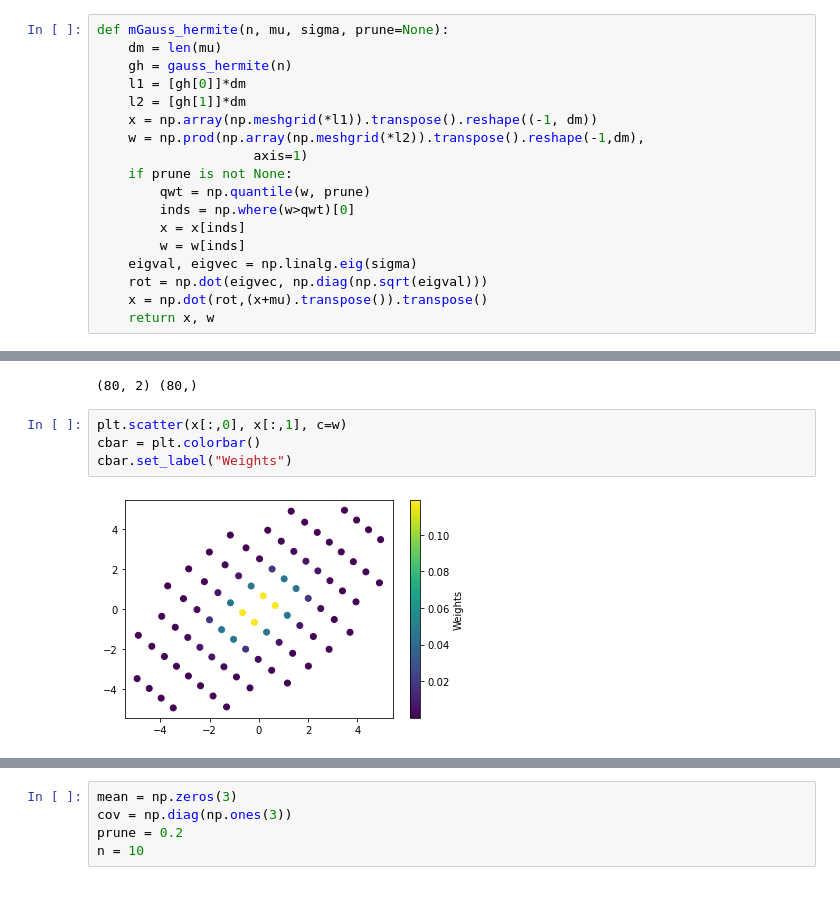
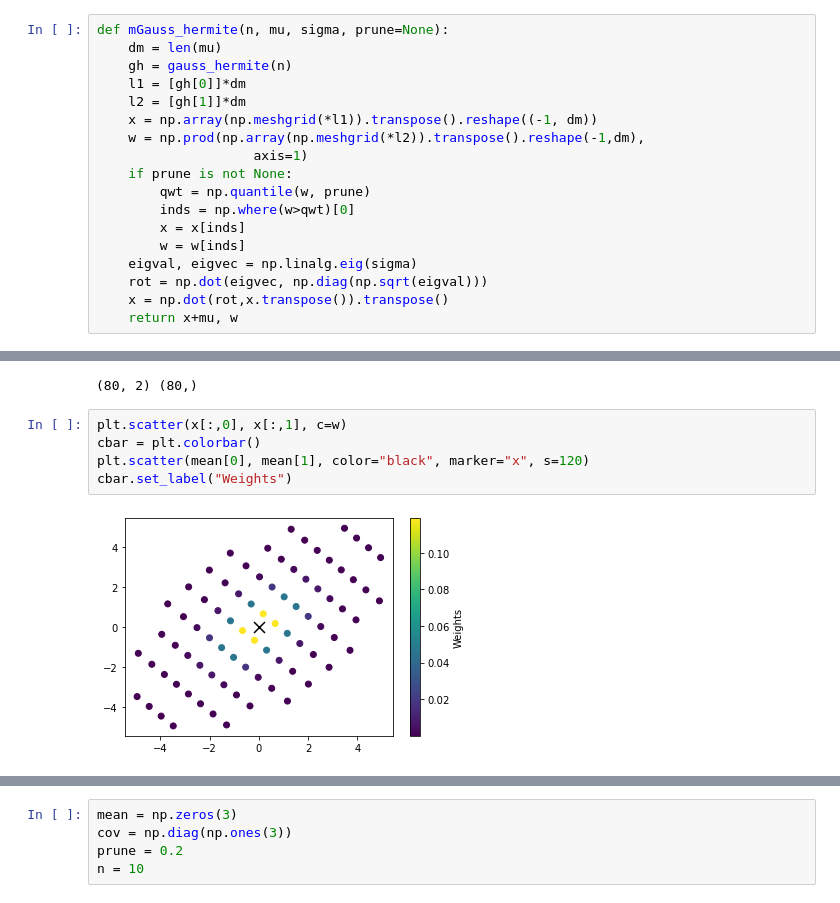
Before and after one commit to AlmaRahat/Multivariate-Gaussian-Quadrature-in-Python, a Jupyter notebook: Notes on Multivariate Gaussian Quadrature.ipynb, the cells around one changed output, grey strips where cells are left out. Cells and saved outputs as stored; diff of their text form.

Commit message:
fixed the mean placement problem

```diff
--- a/Notes on Multivariate Gaussian Quadrature.ipynb
+++ b/Notes on Multivariate Gaussian Quadrature.ipynb
@@ -83,8 +83,8 @@ def mGauss_hermite(n, mu, sigma, prune=None):
         w = w[inds]
     eigval, eigvec = np.linalg.eig(sigma)
     rot = np.dot(eigvec, np.diag(np.sqrt(eigval)))
-    x = np.dot(rot,(x+mu).transpose()).transpose()
-    return x, w
+    x = np.dot(rot,x.transpose()).transpose()
+    return x+mu, w
 # %%
 mean = np.zeros(2)
 cov = np.ones((2,2))
@@ -100,9 +100,10 @@ print(x.shape, w.shape)
 # %%
 plt.scatter(x[:,0], x[:,1], c=w)
 cbar = plt.colorbar()
+plt.scatter(mean[0], mean[1], color="black", marker="x", s=120)
 cbar.set_label("Weights")
 # %% [output]
-[figure, old version]
+[figure, new version]
 # %%
 %timeit mGauss_hermite(10, mean, cov, prune)
 # %% [output]
```
Also changed, not shown: parts of 4 cells of this notebook, 2 other files.
